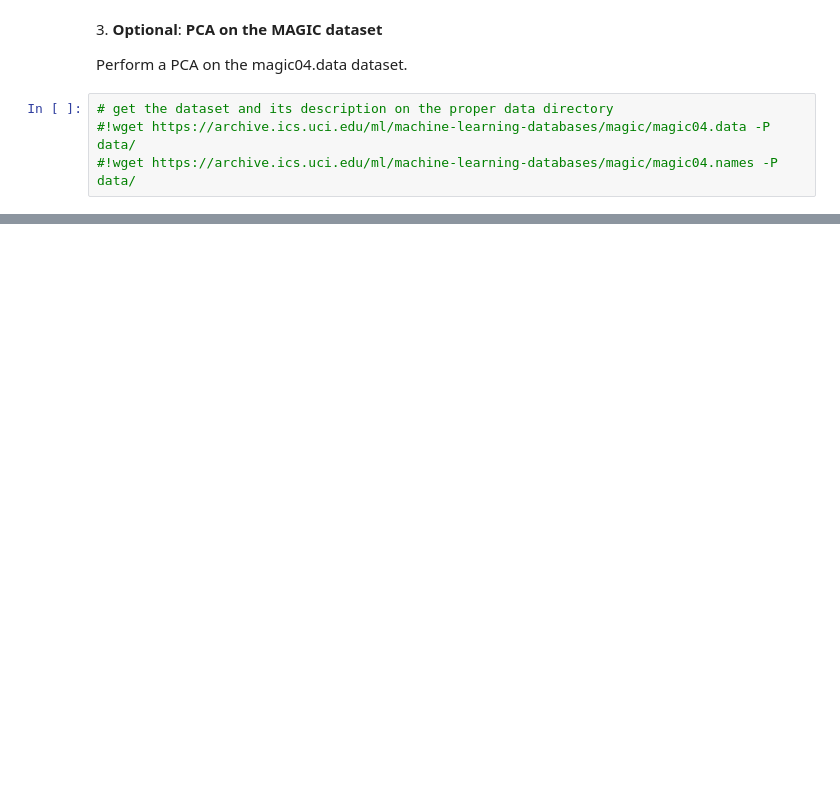
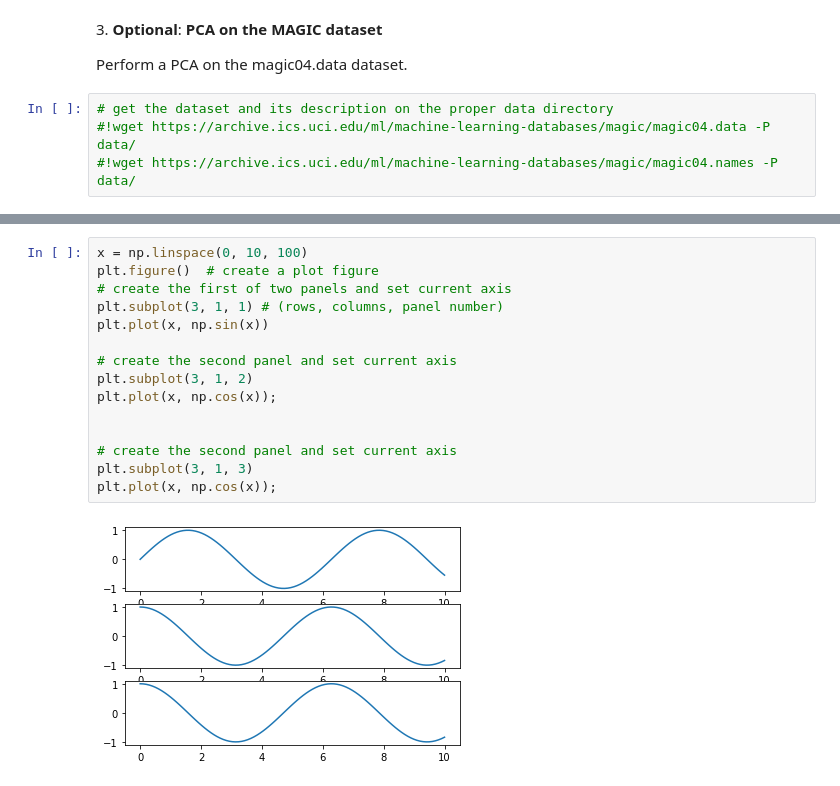
Before and after one commit to shalinimada/ScientificComputingWithPython2022, a Jupyter notebook: 08ex_algebra.ipynb, the cells around one changed output, grey strips where cells are left out. Cells and saved outputs as stored; diff of their text form; blank space fills up the shorter version.

```diff
--- a/08ex_algebra.ipynb
+++ b/08ex_algebra.ipynb
@@ -99,0 +208,17 @@ Perform a PCA on the magic04.data dataset.
+# %%
+x = np.linspace(0, 10, 100)
+plt.figure()  # create a plot figure
+# create the first of two panels and set current axis
+plt.subplot(3, 1, 1) # (rows, columns, panel number)
+plt.plot(x, np.sin(x))
+
+# create the second panel and set current axis
+plt.subplot(3, 1, 2)
+plt.plot(x, np.cos(x));
+
+
+# create the second panel and set current axis
+plt.subplot(3, 1, 3)
+plt.plot(x, np.cos(x));
+# %% [output]
+[figure, added]
```
Also changed, not shown: parts of 8 cells of this notebook.
